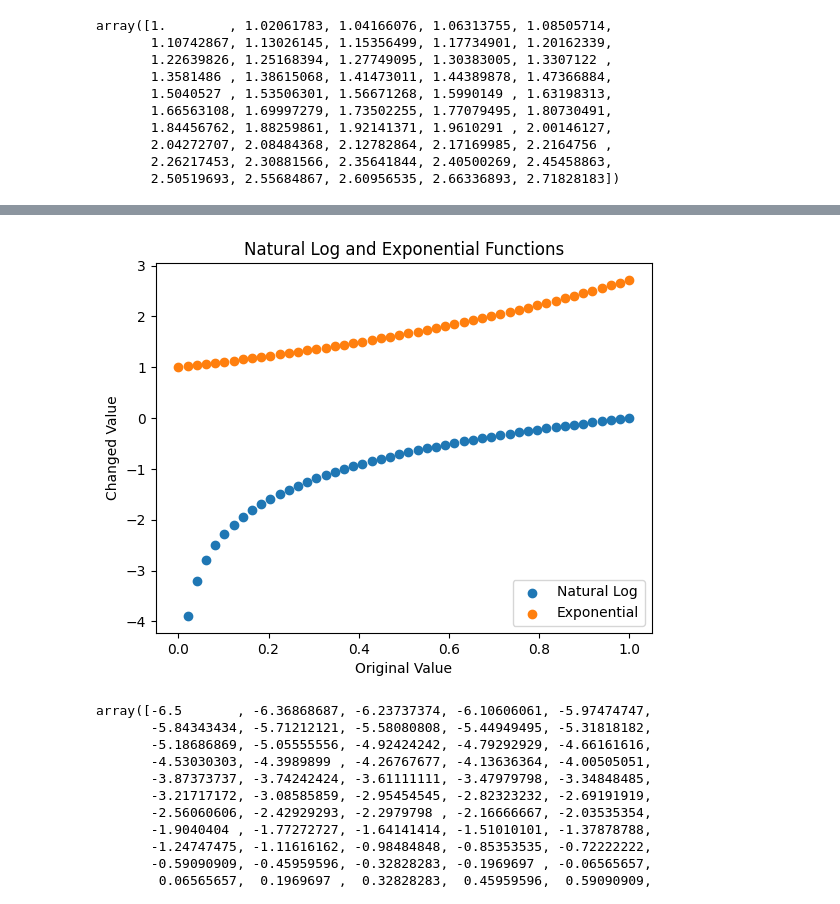
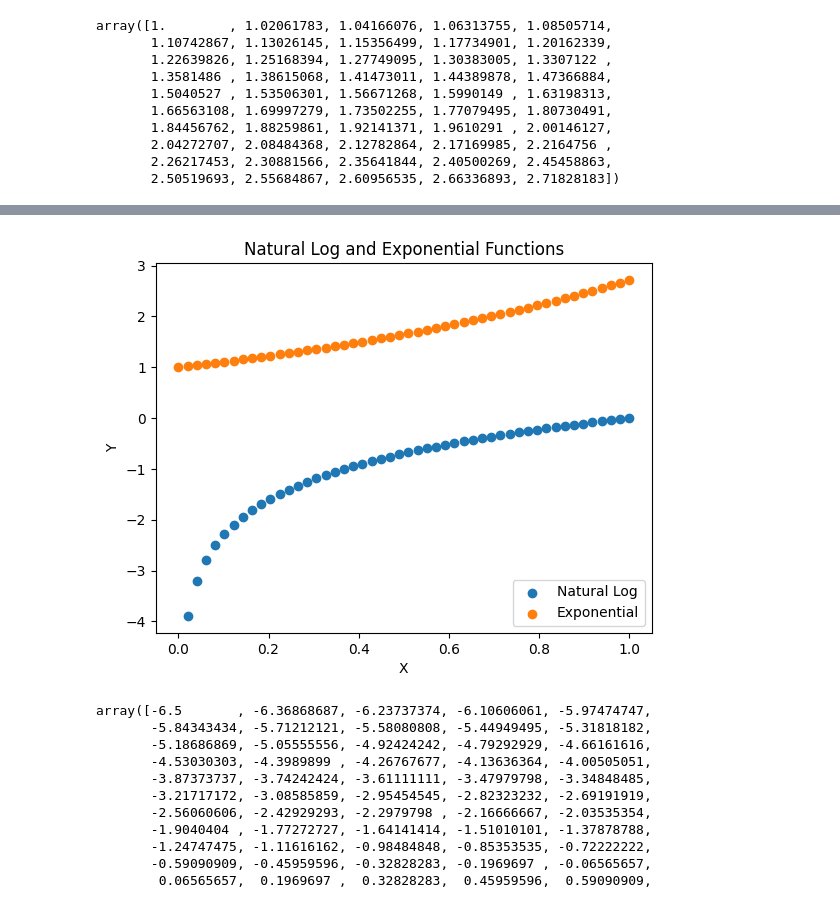
Before and after one commit to rafid-mirza/programming, a Jupyter notebook: assignment/assignment_programming.ipynb, the cells around one changed output, grey strips where cells are left out. Cells and saved outputs as stored; diff of their text form; code cells hidden in the pictures.

```diff
--- a/assignment/assignment_programming.ipynb
+++ b/assignment/assignment_programming.ipynb
@@ -40,7 +40,7 @@ Now do it again, with slightly less direction:
 import numpy as np
 import matplotlib.pyplot as plt
 # %%
-x = np.linspace(0, 1)
+x = np.linspace(0, 1, 50)
 x
 # %% [output]
 array([0.        , 0.02040816, 0.04081633, 0.06122449, 0.08163265,
@@ -84,13 +90,13 @@ array([1.        , 1.02061783, 1.04166076, 1.06313755, 1.08505714,
 # %%
 plt.scatter(x, y, label='Natural Log')
 plt.scatter(x, z, label='Exponential')
-plt.xlabel("Original Value")
-plt.ylabel("Changed Value")
+plt.xlabel("X")
+plt.ylabel("Y")
 plt.legend(loc = 'lower right')
 plt.title("Natural Log and Exponential Functions")
 plt.show()
 # %% [output]
-[figure, old version]
+[figure, new version]
 # %%
 a = np.linspace(-6.5, 6.5, num=100)
 a
```
Also changed, not shown: parts of 4 cells of this notebook.
